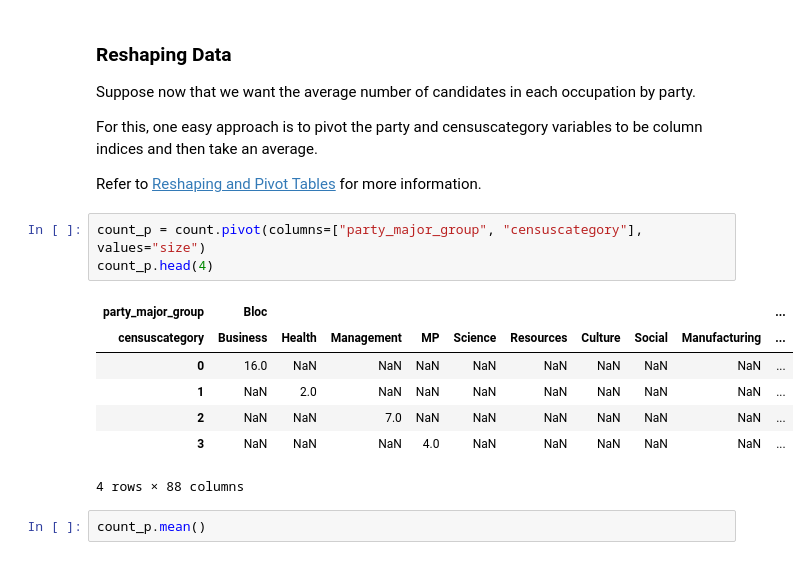
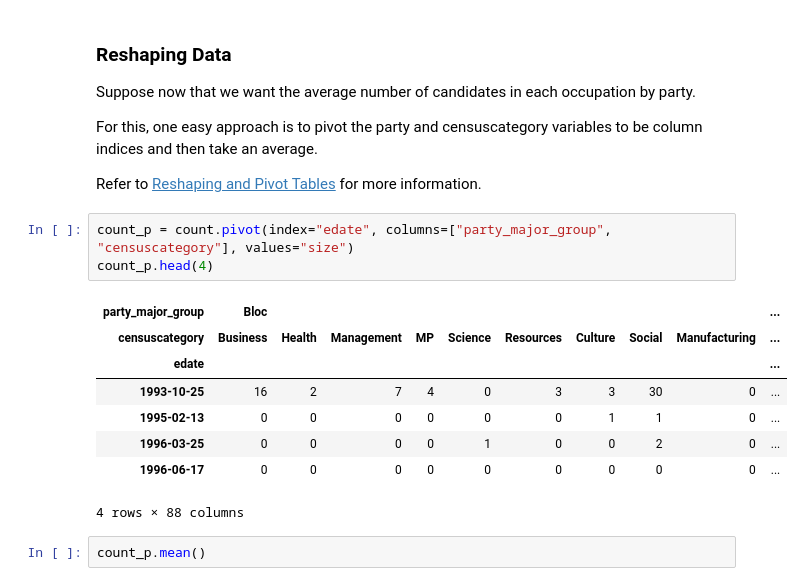
Before and after one commit to cmekik/CDSI_DSwP, a Jupyter notebook: DSwPython.ipynb, the cells around one changed output. Cells and saved outputs as stored; diff of their text form.

```diff
--- a/DSwPython.ipynb
+++ b/DSwPython.ipynb
@@ -945,15 +936,16 @@ For this, one easy approach is to pivot the party and censuscategory variables t
 
 Refer to [Reshaping and Pivot Tables](https://pandas.pydata.org/docs/user_guide/reshaping.html) for more information.
 # %%
-count_p = count.pivot(columns=["party_major_group", "censuscategory"], values="size")
+count_p = count.pivot(index="edate", columns=["party_major_group", "censuscategory"], values="size")
 count_p.head(4)
 # %% [output]
 | party_major_group | Bloc |  |  |  |  |  |  |  |  | ... |
 | censuscategory | Business | Health | Management | MP | Science | Resources | Culture | Social | Manufacturing | ... |
-| 0 | 16.0 | NaN | NaN | NaN | NaN | NaN | NaN | NaN | NaN | ... |
-| 1 | NaN | 2.0 | NaN | NaN | NaN | NaN | NaN | NaN | NaN | ... |
-| 2 | NaN | NaN | 7.0 | NaN | NaN | NaN | NaN | NaN | NaN | ... |
-| 3 | NaN | NaN | NaN | 4.0 | NaN | NaN | NaN | NaN | NaN | ... |
+| edate |  |  |  |  |  |  |  |  |  | ... |
+| 1993-10-25 | 16 | 2 | 7 | 4 | 0 | 3 | 3 | 30 | 0 | ... |
+| 1995-02-13 | 0 | 0 | 0 | 0 | 0 | 0 | 1 | 1 | 0 | ... |
+| 1996-03-25 | 0 | 0 | 0 | 0 | 1 | 0 | 0 | 2 | 0 | ... |
+| 1996-06-17 | 0 | 0 | 0 | 0 | 0 | 0 | 0 | 0 | 0 | ... |
 4 rows × 88 columns
 # %%
 count_p.mean()
```
Also changed, not shown: parts of 25 cells of this notebook.
